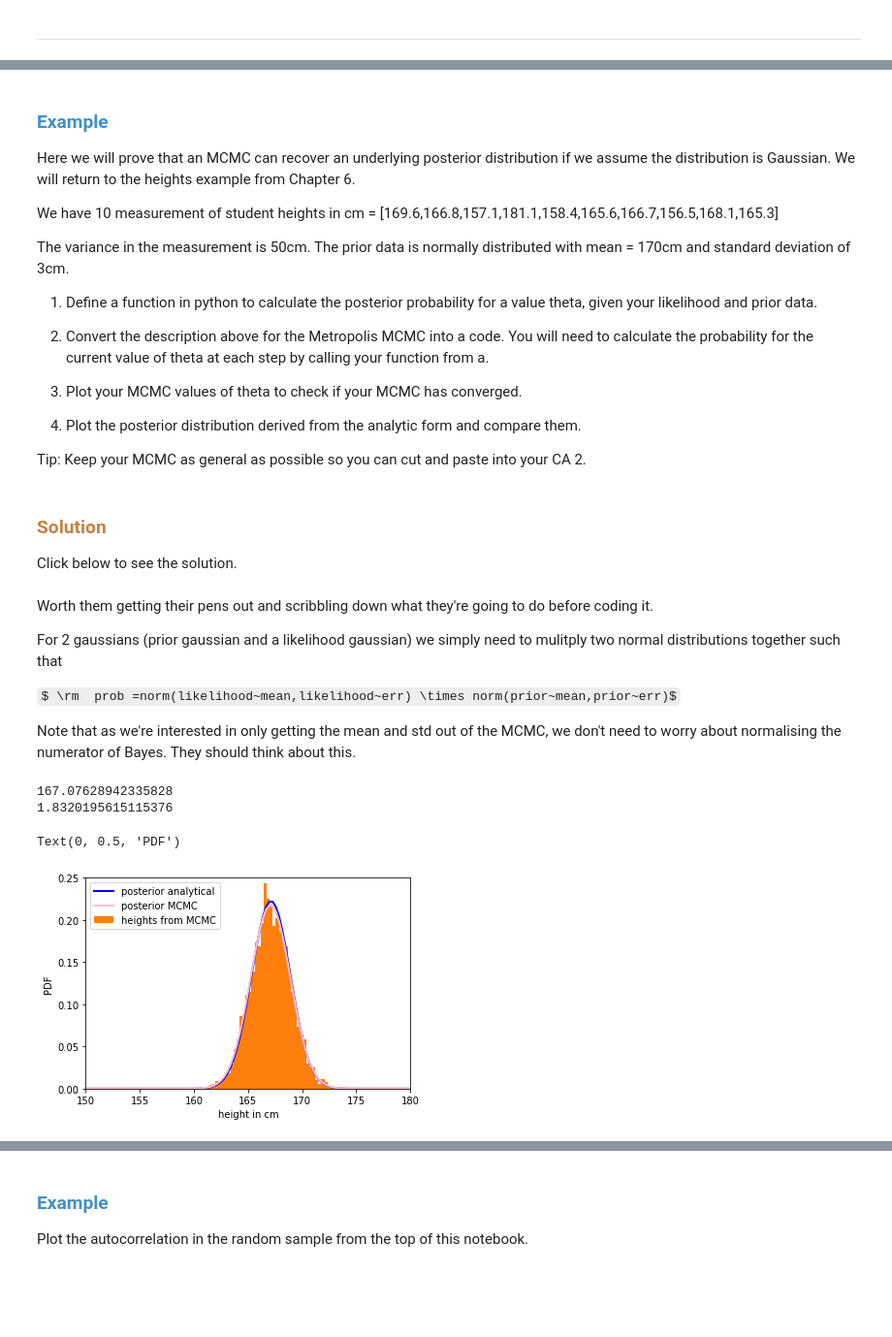
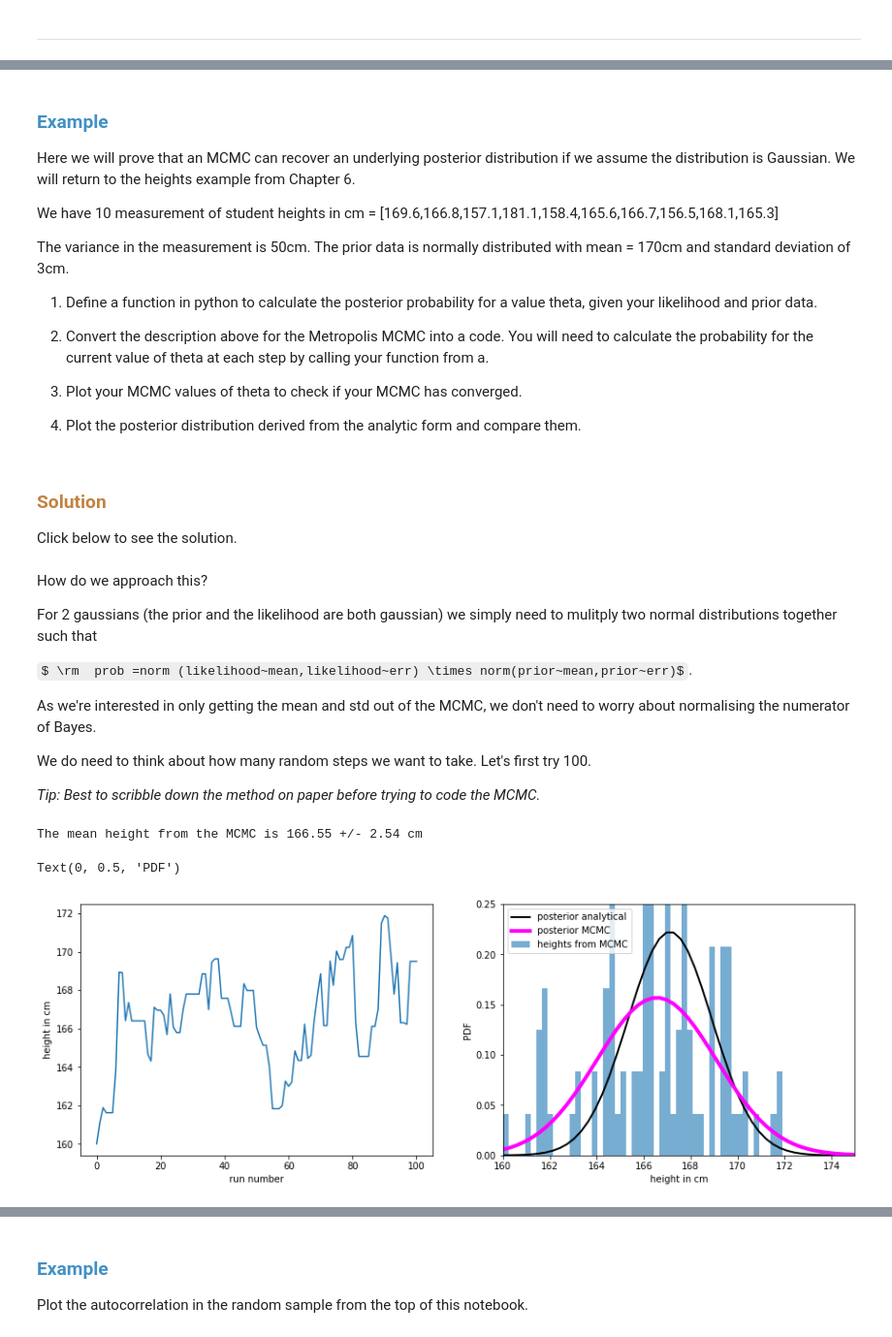
Before and after one commit to philrelton/Data-Analysis-2022, a Jupyter notebook: blended_exercises/Chapter 7/Chapter7.ipynb, the cells around one changed output, grey strips where cells are left out. Shown at 97% size. Saved outputs shown, nothing was run; the diff lists cells and outputs as text; code cells hidden in the pictures; some formulas as TeX source; blank space fills up the shorter version.

```diff
--- a/blended_exercises/Chapter 7/Chapter7.ipynb
+++ b/blended_exercises/Chapter 7/Chapter7.ipynb
@@ -179,21 +234,22 @@ The variance in the measurement is 50cm. The prior data is normally distributed
 
 
 4. Plot the posterior distribution derived from the analytic form and compare them.
-
-
-Tip: Keep your MCMC as general as possible so you can cut and paste into your CA 2.
 # %% [markdown]
 ###  <font color=#c38241> Solution</font>
 
 Click below to see the solution.
 # %% [markdown]
-Worth them getting their pens out and scribbling down what they're going to do before coding it.
+How do we approach this?
 
-For 2 gaussians (prior gaussian and a likelihood gaussian) we simply need to mulitply two normal distributions together such that
+For 2 gaussians (the prior and the likelihood are both gaussian) we simply need to mulitply two normal distributions together such that
 
-$ \rm  prob =norm(likelihood~mean,likelihood~err) \times norm(prior~mean,prior~err)$
+$ \rm  prob =norm (likelihood~mean,likelihood~err) \times norm(prior~mean,prior~err)$.
 
-Note that as we're interested in only getting the mean and std out of the MCMC, we don't need to worry about normalising the numerator of Bayes. They should think about this.
+As we're interested in only getting the mean and std out of the MCMC, we don't need to worry about normalising the numerator of Bayes.
+
+We do need to think about how many random steps we want to take.  Let's first try 100.
+
+*Tip: Best to scribble down the method on paper before trying to code the MCMC.*
 # %%
 from scipy.stats import norm
 %matplotlib inline
@@ -221,7 +277,7 @@ def posterior(theta):
 
 
 # set up MCMC step paramaters
-N_mcmc = 10000
+N_mcmc = 100
 theta_current = np.zeros(N_mcmc+1)
 # use our prior as a guess
 theta_current[0] = 160.
@@ -251,34 +307,39 @@ for i in range(N_mcmc):
         else:
             theta_current[i+1] = theta_current[i]
 
-plt.plot(theta_current)
-
 # get mean + std from mcmc generated samples
 mean_mcmc=np.mean(theta_current)
 std_mcmc=np.std(theta_current)
 
-print(mean_mcmc)
-print(std_mcmc)
-
-# generate x for plotting
-x = np.linspace(150,180,100)
-posterior_mcmc=norm.pdf(x, mean_mcmc, std_mcmc)
-
-#plots the analytic posterior
-plt.plot(x,norm.pdf(x,posterior_mean,posterior_std),label='posterior analytical',c='blue',lw=2)
-
-# plots the mcmc generated posterior
-plt.hist(theta_current,bins=50,density=True,label='heights from MCMC')
-plt.plot(x,posterior_mcmc,lw=2,label = 'posterior MCMC',c='pink')
-
-
-plt.legend(loc='upper left')
-plt.xlim(150,180)
-plt.ylim(0,0.25)
-plt.xlabel('height in cm')
-plt.ylabel('PDF')
+print('The mean height from the MCMC is {:.2f} +/- {:.2f} cm'.format(mean_mcmc,std_mcmc))
 # %% [output]
-167.07628942335828
-1.8320195615115376
+The mean height from the MCMC is 166.55 +/- 2.54 cm
-Text(0, 0.5, 'PDF')
-[figure, removed]
+# %%
+# tip : put the plotting routines outside the cell of the
+# MCMC otherwise you'll need to do your N runs everytime you change a plotting feature
+# generate x for plotting
+
+plt.figure(figsize=(15,5))
+plt.subplot(121)
+plt.plot(theta_current)
+plt.xlabel('run number')
+plt.ylabel('height in cm')
+
+x = np.linspace(150,180,100)
+posterior_mcmc=norm.pdf(x, mean_mcmc, std_mcmc)
+
+plt.subplot(122)
+#plots the analytic posterior
+plt.plot(x,norm.pdf(x,posterior_mean,posterior_std),label='posterior analytical',c='black',lw=2)
+
+# plots the mcmc generated posterior
+plt.hist(theta_current,bins=50,density=True,label='heights from MCMC',alpha=0.6)
+plt.plot(x,posterior_mcmc,label = 'posterior MCMC',c='magenta',lw=4)
+plt.legend(loc='upper left')
+plt.xlim(160,175)
+plt.ylim(0,0.25)
+plt.xlabel('height in cm')
+plt.ylabel('PDF')
+# %% [output]
+Text(0, 0.5, 'PDF')
+[figure, added]
```
Also changed, not shown: parts of 36 cells of this notebook, 3 other files.
